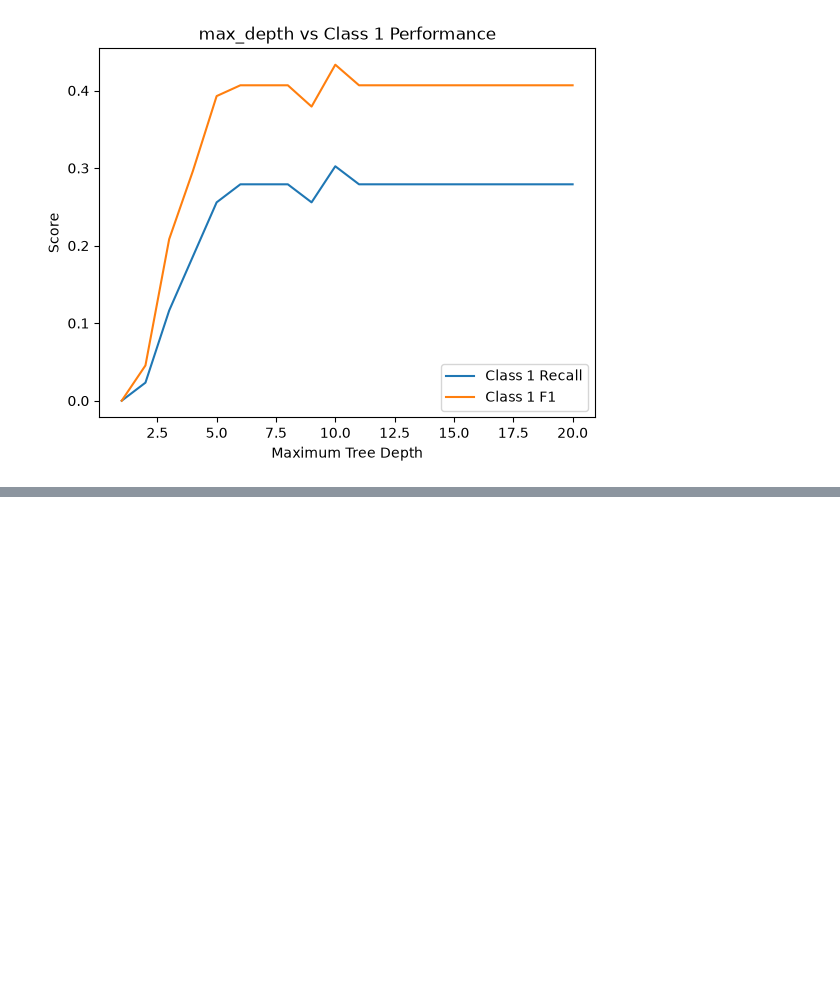
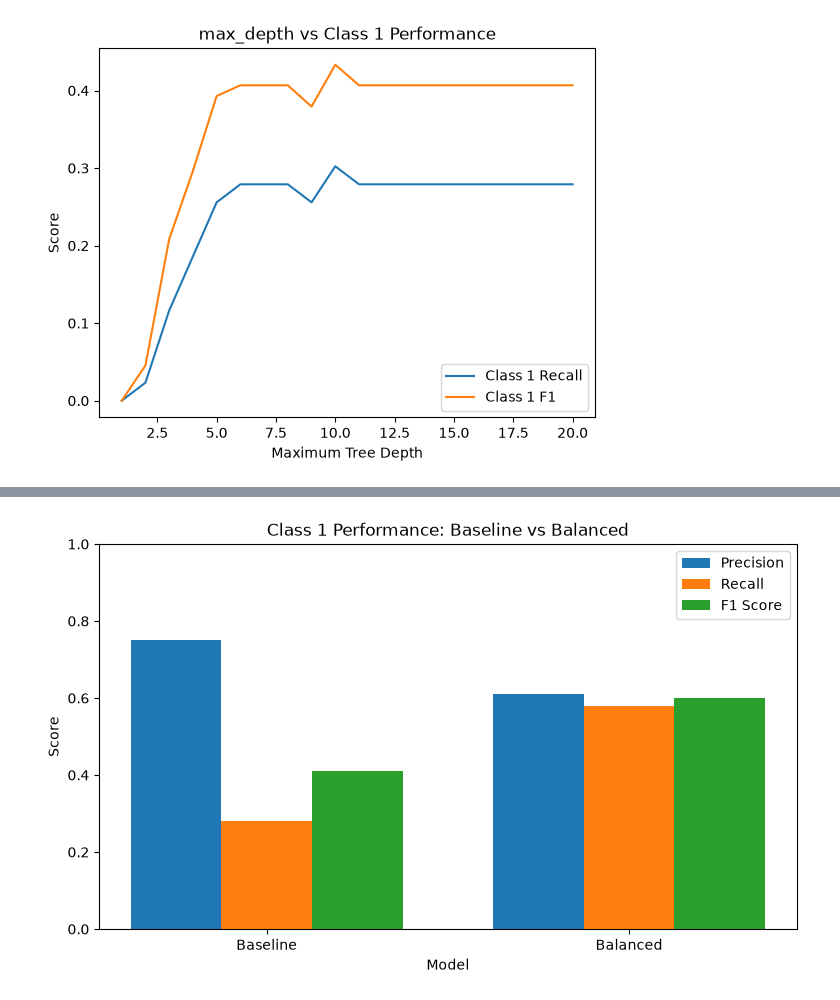
Before and after one commit to Abhilash5880/dataScience-scikit-learn-TensorFlow_project, a Jupyter notebook: employee_attrition_experiment.ipynb.ipynb, the cells around one changed output, grey strips where cells are left out. Drawn from its saved outputs; the diff is of its cells as text; code cells hidden in the pictures; blank space fills up the shorter version.

```diff
--- a/employee_attrition_experiment.ipynb.ipynb
+++ b/employee_attrition_experiment.ipynb.ipynb
@@ -284,0 +405,35 @@ plt.show()
+# %%
+import matplotlib.pyplot as plt
+
+models = ["Baseline", "Balanced"]
+
+accuracy = [0.8056, 0.8111]
+precision_1 = [0.75, 0.61]
+recall_1 = [0.28, 0.58]
+f1_1 = [0.41, 0.60]
+# %%
+x = range(len(models))
+width = 0.25
+
+plt.figure(figsize=(9, 5))
+
+plt.bar([i - width for i in x], precision_1,
+        width=width, label="Precision")
+
+plt.bar(x, recall_1,
+        width=width, label="Recall")
+
+plt.bar([i + width for i in x], f1_1,
+        width=width, label="F1 Score")
+
+plt.xticks(x, models)
+plt.ylim(0, 1)
+
+plt.xlabel("Model")
+plt.ylabel("Score")
+plt.title("Class 1 Performance: Baseline vs Balanced")
+plt.legend()
+
+plt.show()
+# %% [output]
+[figure, added]
```
Also changed, not shown: parts of 11 cells of this notebook.
